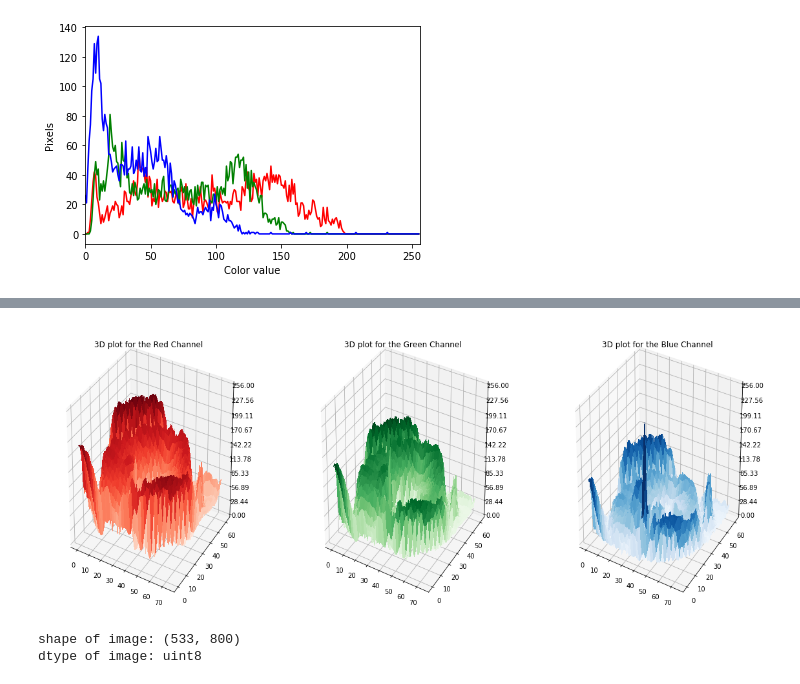
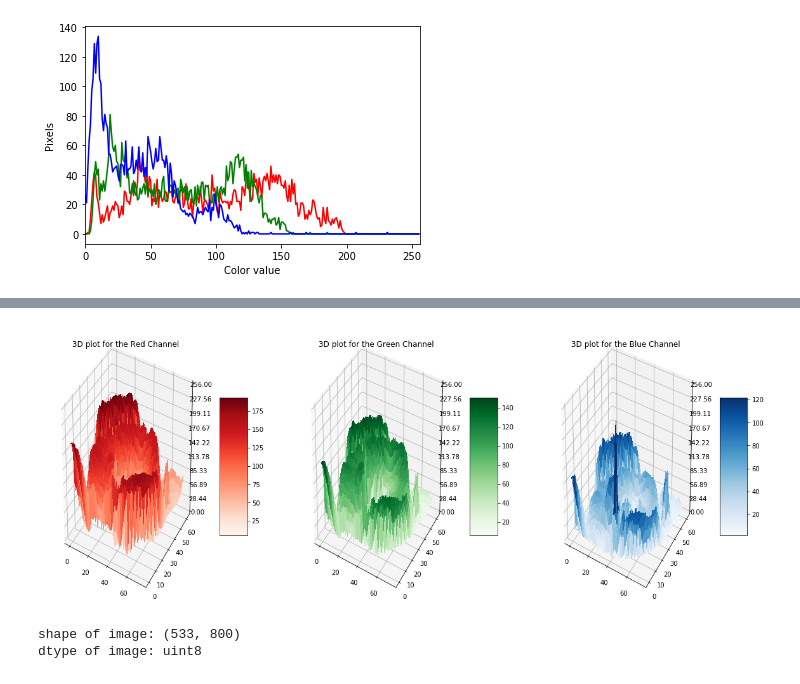
Before and after one commit to lveagithub/bts-dsf-2020, a Jupyter notebook: exercises/Session_5_6_EXERCISES.ipynb, the cells around one changed output, grey strips where cells are left out. Saved outputs shown, nothing was run; the diff lists cells and outputs as text; code cells hidden in the pictures.

```diff
--- a/exercises/Session_5_6_EXERCISES.ipynb
+++ b/exercises/Session_5_6_EXERCISES.ipynb
@@ -126,15 +122,15 @@ plot_3d(X, Y, Z3, cmap='Blues', title='3D plot for the Blue Channel')
 # %%
 Y = np.arange(left_eye.shape[0])
 X = np.arange(left_eye.shape[1])
 Z1 = left_eye[...,0]
 Z2 = left_eye[...,1]
 Z3 = left_eye[...,2]
 X, Y = np.meshgrid(X, Y)
 
-plot_3d_rgb_3axes(X, Y, Z1, Z2, Z3, title1='3D plot for the Red Channel', title2='3D plot for the Green Channel', title3='3D plot for the Blue Channel', cmap1='Reds', cmap2='Greens', cmap3='Blues')
+plot_3d_rgb_3axes_2(X, Y, Z1, Z2, Z3, title1='3D plot for the Red Channel', title2='3D plot for the Green Channel', title3='3D plot for the Blue Channel', cmap1='Reds', cmap2='Greens', cmap3='Blues')
 #plot_3d_rgb_3axes(X, Y, Z1, Z2, Z3, title='3D plot for the Red Channel', cmap='Reds')
 # %% [output]
-[figure, old version]
+[figure, new version]
 # %%
 #ax = plt.axes(projection='3d')
 #Z = fig(X, Y)
```
Also changed, not shown: parts of 1 cell of this notebook, 1 other file.
